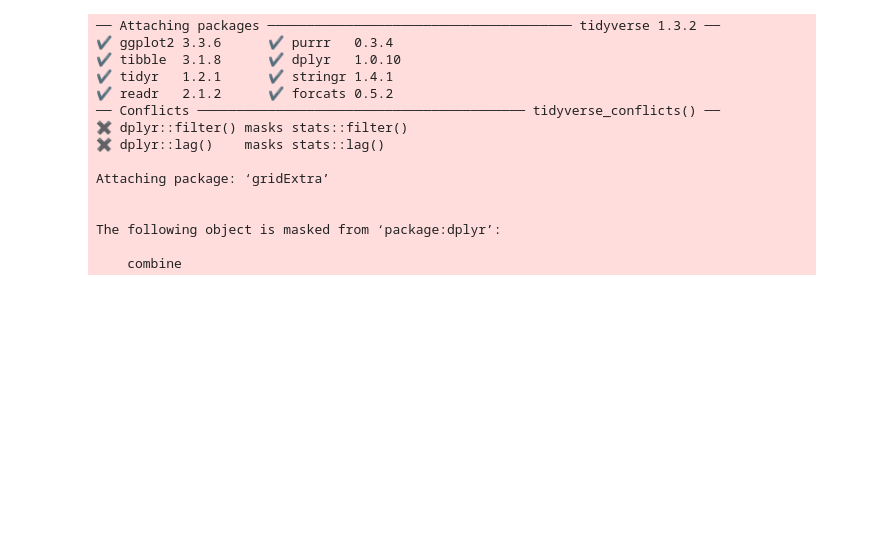
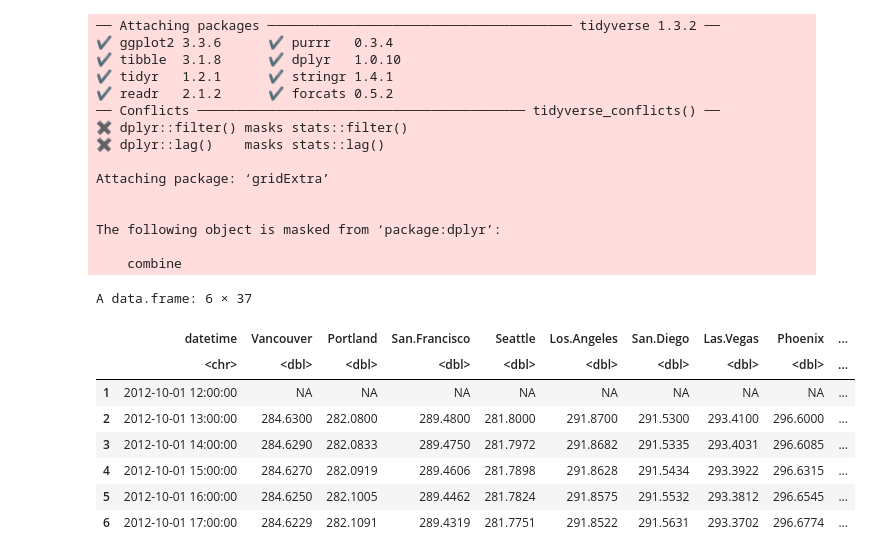
Before and after one commit to Steve-JJ-He/Temperature_Analysis, a Jupyter notebook: project proposal.ipynb, the cells around one changed output. Saved outputs shown, nothing was run; the diff lists cells and outputs as text; code cells hidden in the pictures; blank space fills up the shorter version.

```diff
--- a/project proposal.ipynb
+++ b/project proposal.ipynb
@@ -22,3 +22,16 @@ Attaching package: ‘gridExtra’
 The following object is masked from ‘package:dplyr’:
 
     combine
+# %%
+temperature <- read.csv("temperature.csv")
+head(temperature)
+# %% [output]
+A data.frame: 6 × 37
+|  | datetime | Vancouver | Portland | San.Francisco | Seattle | Los.Angeles | San.Diego | Las.Vegas | Phoenix | ... |
+|  | <chr> | <dbl> | <dbl> | <dbl> | <dbl> | <dbl> | <dbl> | <dbl> | <dbl> | ... |
+| 1 | 2012-10-01 12:00:00 | NA | NA | NA | NA | NA | NA | NA | NA | ... |
+| 2 | 2012-10-01 13:00:00 | 284.6300 | 282.0800 | 289.4800 | 281.8000 | 291.8700 | 291.5300 | 293.4100 | 296.6000 | ... |
+| 3 | 2012-10-01 14:00:00 | 284.6290 | 282.0833 | 289.4750 | 281.7972 | 291.8682 | 291.5335 | 293.4031 | 296.6085 | ... |
+| 4 | 2012-10-01 15:00:00 | 284.6270 | 282.0919 | 289.4606 | 281.7898 | 291.8628 | 291.5434 | 293.3922 | 296.6315 | ... |
+| 5 | 2012-10-01 16:00:00 | 284.6250 | 282.1005 | 289.4462 | 281.7824 | 291.8575 | 291.5532 | 293.3812 | 296.6545 | ... |
+| 6 | 2012-10-01 17:00:00 | 284.6229 | 282.1091 | 289.4319 | 281.7751 | 291.8522 | 291.5631 | 293.3702 | 296.6774 | ... |
```
Also changed, not shown: parts of 7 cells of this notebook.
